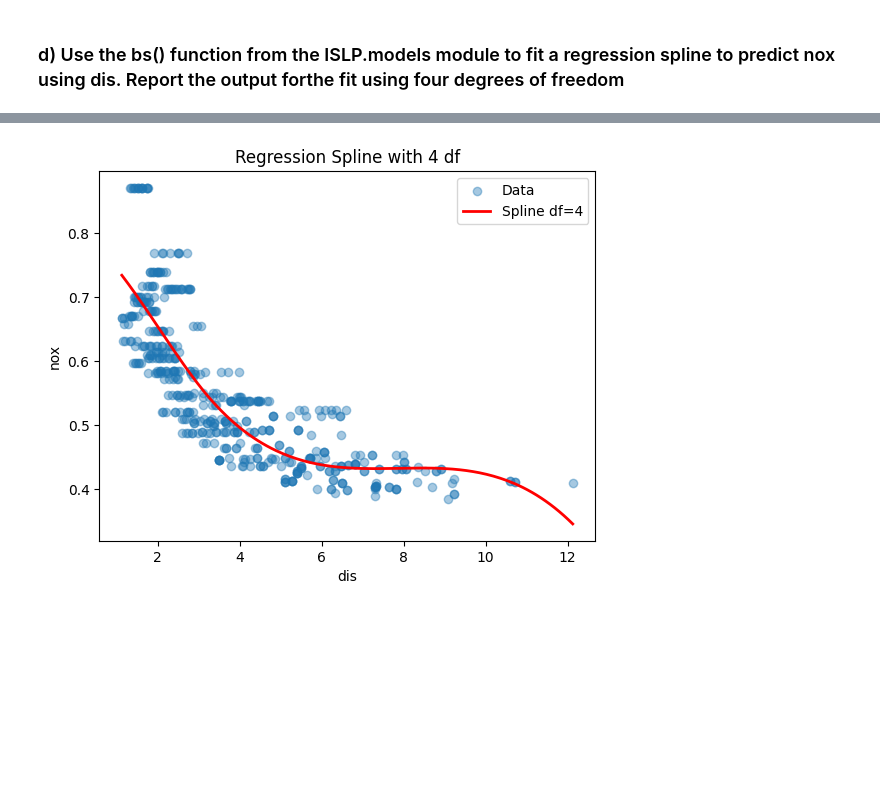
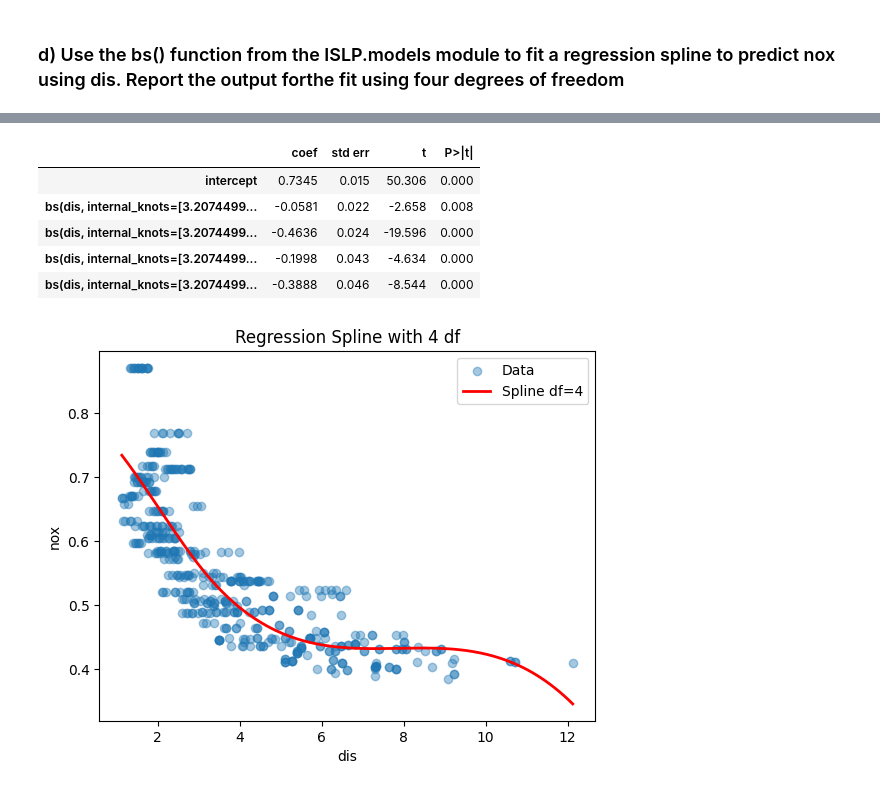
Before and after one commit to lekoundanmgedeon/machinelearning-islp, a Jupyter notebook: assignements/A2_ML/A2_ml.ipynb, the cells around one changed output, grey strips where cells are left out. Saved outputs shown, nothing was run; the diff lists cells and outputs as text; code cells hidden in the pictures; blank space fills up the shorter version.

```diff
--- a/assignements/A2_ML/A2_ml.ipynb
+++ b/assignements/A2_ML/A2_ml.ipynb
@@ -678,6 +676,15 @@ Covariance Type:            nonrobust
 
 Notes:
 [1] Standard Errors assume that the covariance matrix of the errors is correctly specified.
+# %%
+summarize(model_spline)
+# %% [output]
+|  | coef | std err | t | P>|t| |
+| intercept | 0.7345 | 0.015 | 50.306 | 0.000 |
+| bs(dis, internal_knots=[3.2074499... | -0.0581 | 0.022 | -2.658 | 0.008 |
+| bs(dis, internal_knots=[3.2074499... | -0.4636 | 0.024 | -19.596 | 0.000 |
+| bs(dis, internal_knots=[3.2074499... | -0.1998 | 0.043 | -4.634 | 0.000 |
+| bs(dis, internal_knots=[3.2074499... | -0.3888 | 0.046 | -8.544 | 0.000 |
 # %%
 # Tracé de la spline
 X_grid = np.linspace(X_vec.min(), X_vec.max(), 200)
```
Also changed, not shown: parts of 25 cells of this notebook.
